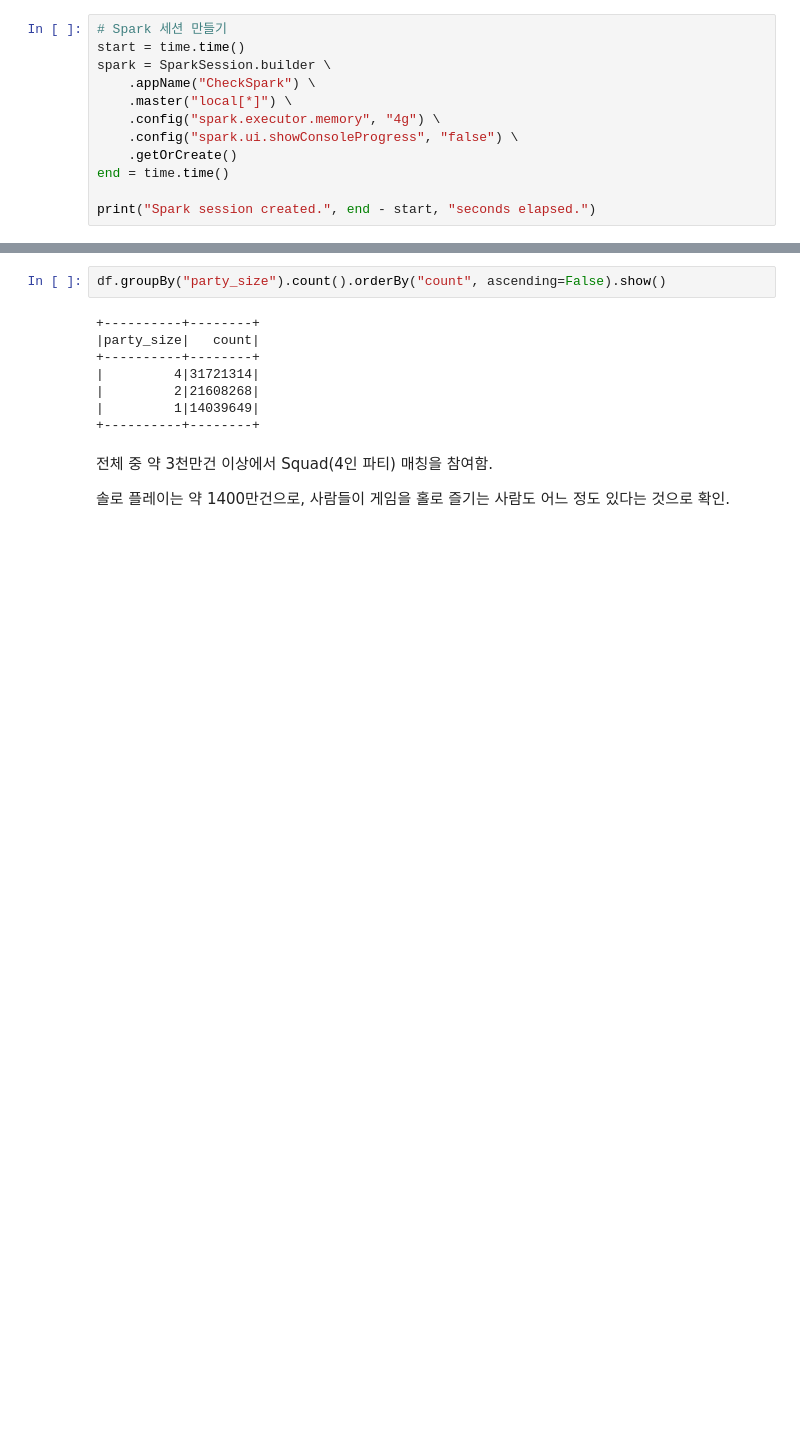
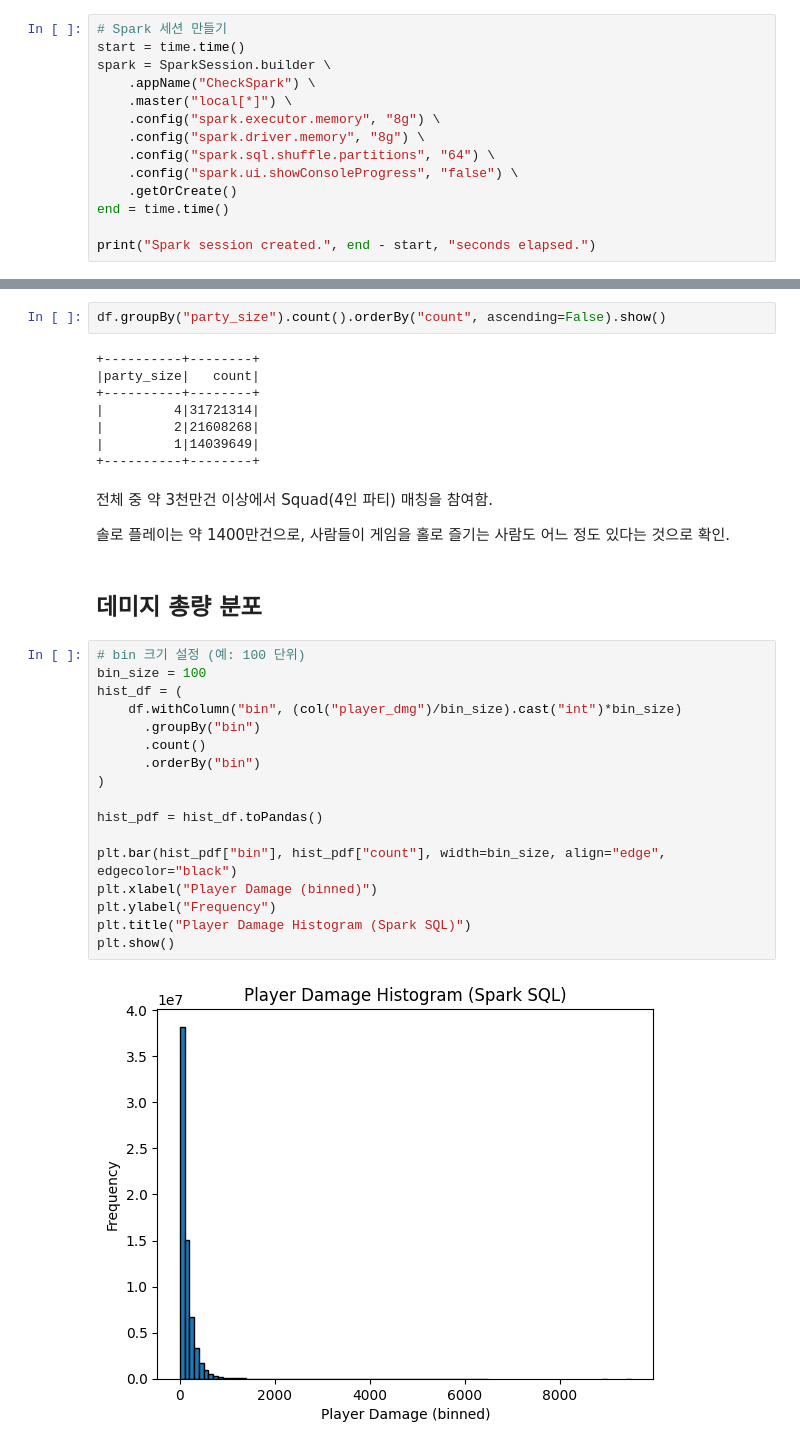
Before and after one commit to saeraniren/PUBG_Match_Deaths_and_Statistics, a Jupyter notebook: main.ipynb, the cells around one changed output, grey strips where cells are left out. Drawn from its saved outputs; the diff is of its cells as text; blank space fills up the shorter version.

```diff
--- a/main.ipynb
+++ b/main.ipynb
@@ -33,7 +37,9 @@ start = time.time()
 spark = SparkSession.builder \
     .appName("CheckSpark") \
     .master("local[*]") \
-    .config("spark.executor.memory", "4g") \
+    .config("spark.executor.memory", "8g") \
+    .config("spark.driver.memory", "8g") \
+    .config("spark.sql.shuffle.partitions", "64") \
     .config("spark.ui.showConsoleProgress", "false") \
     .getOrCreate()
 end = time.time()
@@ -258,3 +272,24 @@ df.groupBy("party_size").count().orderBy("count", ascending=False).show()
 전체 중 약 3천만건 이상에서 Squad(4인 파티) 매칭을 참여함.
 
 솔로 플레이는 약 1400만건으로, 사람들이 게임을 홀로 즐기는 사람도 어느 정도 있다는 것으로 확인.
+# %% [markdown]
+## **데미지 총량 분포**
+# %%
+# bin 크기 설정 (예: 100 단위)
+bin_size = 100
+hist_df = (
+    df.withColumn("bin", (col("player_dmg")/bin_size).cast("int")*bin_size)
+      .groupBy("bin")
+      .count()
+      .orderBy("bin")
+)
+
+hist_pdf = hist_df.toPandas()
+
+plt.bar(hist_pdf["bin"], hist_pdf["count"], width=bin_size, align="edge", edgecolor="black")
+plt.xlabel("Player Damage (binned)")
+plt.ylabel("Frequency")
+plt.title("Player Damage Histogram (Spark SQL)")
+plt.show()
+# %% [output]
+[figure, added]
```
Also changed, not shown: parts of 43 cells of this notebook.
